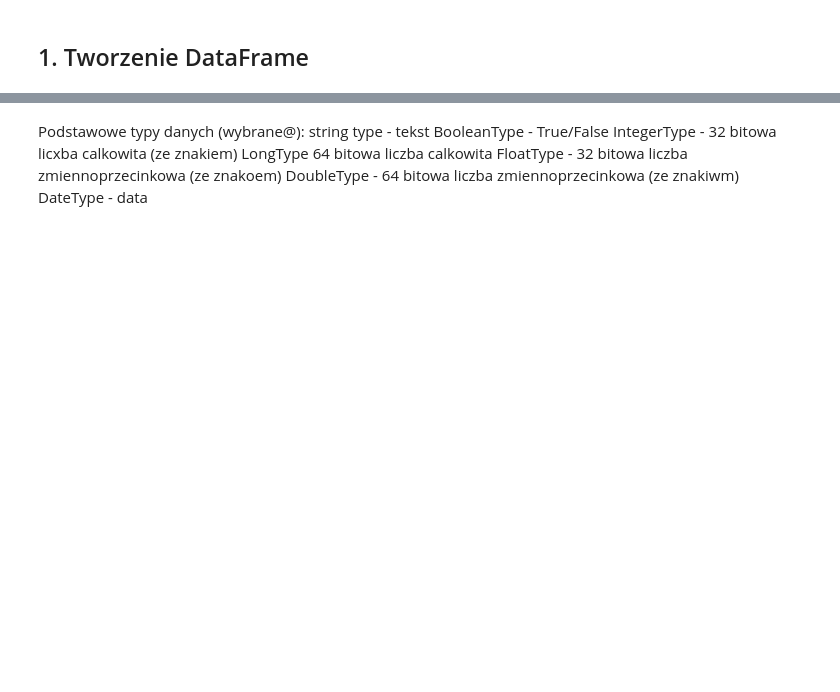
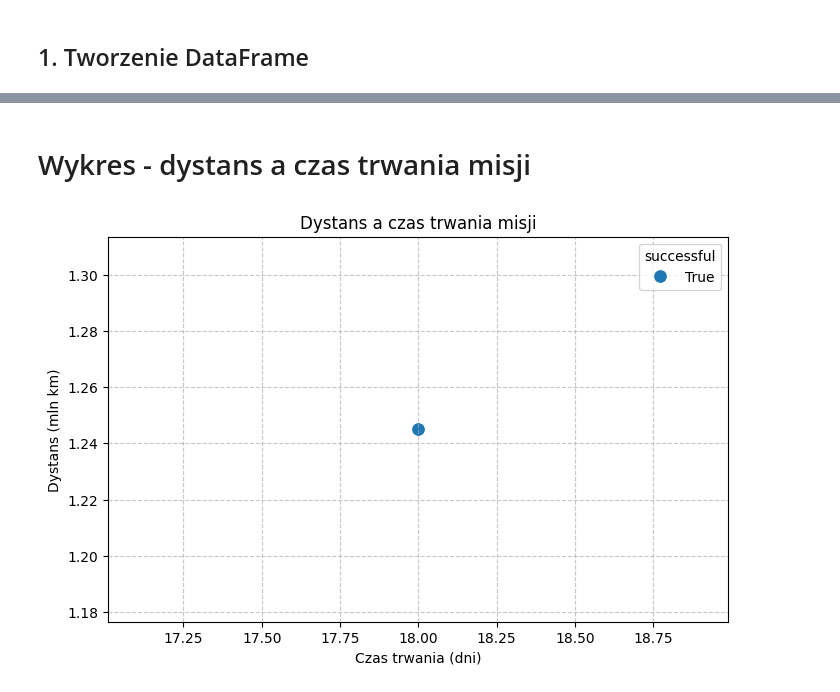
Before and after one commit to magdvlena/spark-session, a Jupyter notebook: Untitled2.ipynb, the cells around one changed output, grey strips where cells are left out. Drawn from its saved outputs; the diff is of its cells as text; code cells hidden in the pictures; blank space fills up the shorter version.

```diff
--- a/Untitled2.ipynb
+++ b/Untitled2.ipynb
@@ -3,12 +5,12 @@
 # %%
 from pyspark.sql import SparkSession
 # %%
-spark = SparkSession.appName("dataframe_basics").master("local[*]").getOrCreate()
+spark = SparkSession.builder.appName("dataframe_basics").master("local[*]").getOrCreate()
 # %% [markdown]
 ## 1. Tworzenie DataFrame
 # %%
 from datetime import date
 
 data = [
-    (1, "Alex", "Luna-1", "USA", 18, 1.245, date (2026, 4, 10), Tru
+    (1, "Alex", "Luna-1", "USA", 18, 1.245, date(2026, 4, 10), True)
 ]
@@ -41,9 +45,27 @@ NameError: name 'df1' is not defined
-# %% [markdown]
-Podstawowe typy danych (wybrane@):
-  string type - tekst
-   BooleanType - True/False
-   IntegerType - 32 bitowa licxba calkowita (ze znakiem)
-   LongType 64 bitowa liczba calkowita
-   FloatType - 32 bitowa liczba zmiennoprzecinkowa (ze znakoem)
-   DoubleType - 64 bitowa liczba zmiennoprzecinkowa (ze znakiwm)
-   DateType - data
+# %% [markdown]
+# Wykres - dystans a czas trwania misji
+# %%
+import matplotlib.pyplot as plt
+import seaborn as sns
+
+# Konwersja ramki Spark (df1) do ramki Pandas
+df_pd = df1.toPandas()
+
+# Wykres punktowy: zależność pokonanego dystansu od czasu trwania misji
+plt.figure(figsize=(8, 5))
+sns.scatterplot(
+    data=df_pd,
+    x="duration_days",
+    y="distnce_million_km",
+    hue="successful",
+    s=100,
+)
+
+plt.title("Dystans a czas trwania misji")
+plt.xlabel("Czas trwania (dni)")
+plt.ylabel("Dystans (mln km)")
+plt.grid(True, linestyle="--", alpha=0.7)
+
+plt.show()
+# %% [output]
+[figure, added]
```
Also changed, not shown: parts of 7 cells of this notebook.
